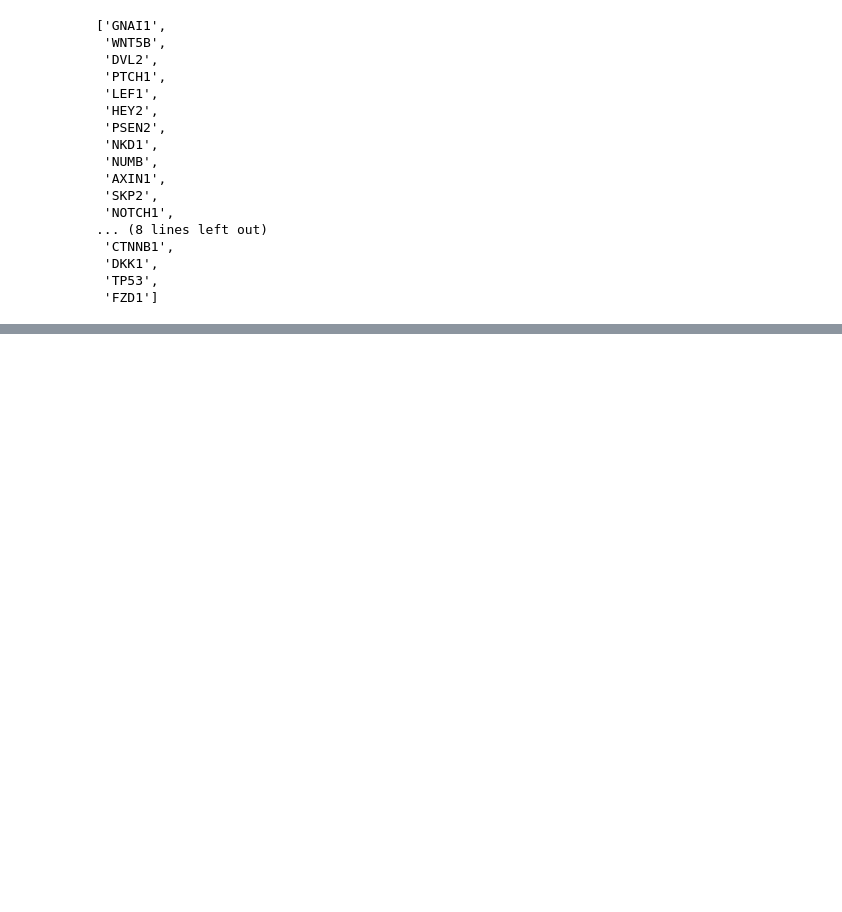
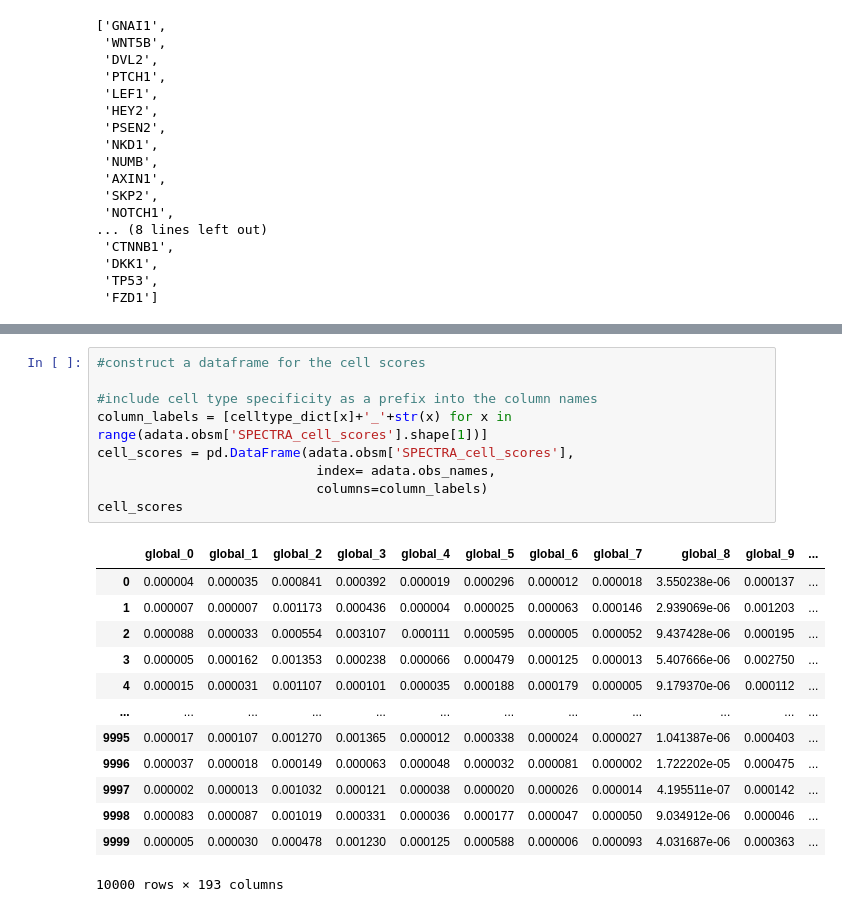
Before and after one commit to dpeerlab/spectra, a Jupyter notebook: notebooks/example_notebook.ipynb, the cells around one changed output, grey strips where cells are left out. Drawn from its saved outputs; the diff is of its cells as text; blank space fills up the shorter version.

```diff
--- a/notebooks/example_notebook.ipynb
+++ b/notebooks/example_notebook.ipynb
@@ -48,0 +425,23 @@ model.save("example_model")
+# %%
+#construct a dataframe for the cell scores
+
+#include cell type specificity as a prefix into the column names
+column_labels = [celltype_dict[x]+'_'+str(x) for x in range(adata.obsm['SPECTRA_cell_scores'].shape[1])]
+cell_scores = pd.DataFrame(adata.obsm['SPECTRA_cell_scores'],
+                            index= adata.obs_names,
+                            columns=column_labels)
+cell_scores
+# %% [output]
+|  | global_0 | global_1 | global_2 | global_3 | global_4 | global_5 | global_6 | global_7 | global_8 | global_9 | ... |
+| 0 | 0.000004 | 0.000035 | 0.000841 | 0.000392 | 0.000019 | 0.000296 | 0.000012 | 0.000018 | 3.550238e-06 | 0.000137 | ... |
+| 1 | 0.000007 | 0.000007 | 0.001173 | 0.000436 | 0.000004 | 0.000025 | 0.000063 | 0.000146 | 2.939069e-06 | 0.001203 | ... |
+| 2 | 0.000088 | 0.000033 | 0.000554 | 0.003107 | 0.000111 | 0.000595 | 0.000005 | 0.000052 | 9.437428e-06 | 0.000195 | ... |
+| 3 | 0.000005 | 0.000162 | 0.001353 | 0.000238 | 0.000066 | 0.000479 | 0.000125 | 0.000013 | 5.407666e-06 | 0.002750 | ... |
+| 4 | 0.000015 | 0.000031 | 0.001107 | 0.000101 | 0.000035 | 0.000188 | 0.000179 | 0.000005 | 9.179370e-06 | 0.000112 | ... |
+| ... | ... | ... | ... | ... | ... | ... | ... | ... | ... | ... | ... |
+| 9995 | 0.000017 | 0.000107 | 0.001270 | 0.001365 | 0.000012 | 0.000338 | 0.000024 | 0.000027 | 1.041387e-06 | 0.000403 | ... |
+| 9996 | 0.000037 | 0.000018 | 0.000149 | 0.000063 | 0.000048 | 0.000032 | 0.000081 | 0.000002 | 1.722202e-05 | 0.000475 | ... |
+| 9997 | 0.000002 | 0.000013 | 0.001032 | 0.000121 | 0.000038 | 0.000020 | 0.000026 | 0.000014 | 4.195511e-07 | 0.000142 | ... |
+| 9998 | 0.000083 | 0.000087 | 0.001019 | 0.000331 | 0.000036 | 0.000177 | 0.000047 | 0.000050 | 9.034912e-06 | 0.000046 | ... |
+| 9999 | 0.000005 | 0.000030 | 0.000478 | 0.001230 | 0.000125 | 0.000588 | 0.000006 | 0.000093 | 4.031687e-06 | 0.000363 | ... |
+10000 rows × 193 columns
```
Also changed, not shown: parts of 37 cells of this notebook, 6 other files.
